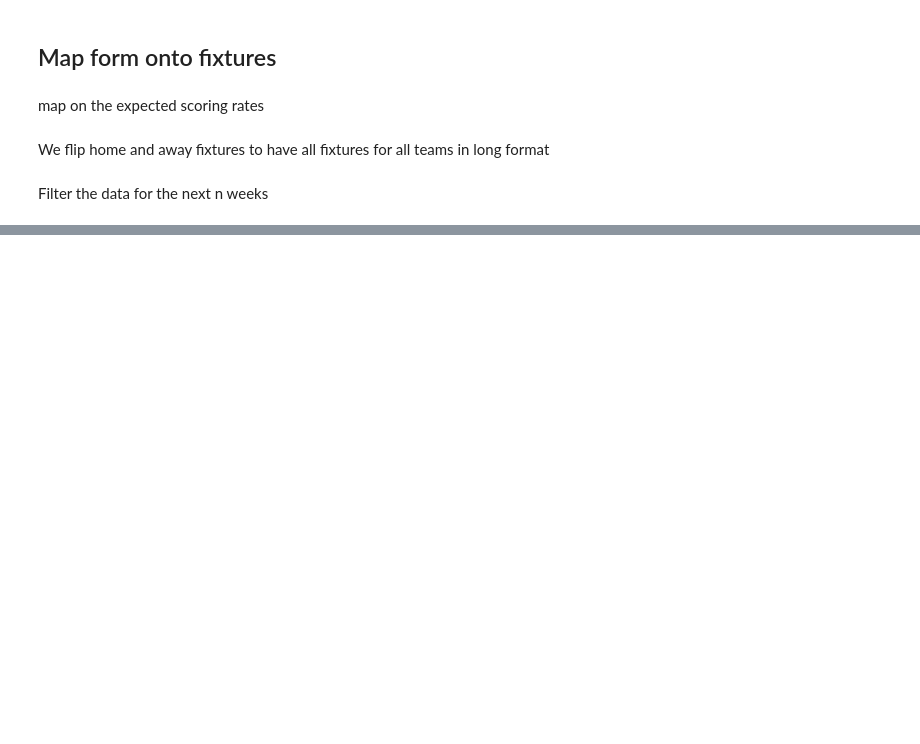
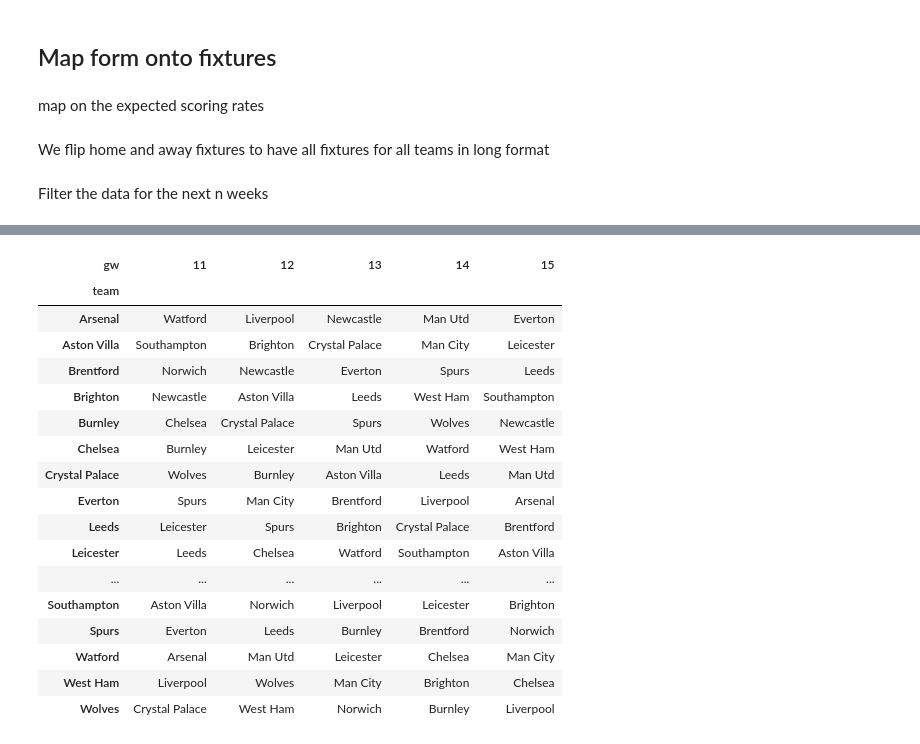
Before and after one commit to oli5679/FantasyFootball, a Jupyter notebook: 001-fixture-modelling.ipynb, the cells around one changed output, grey strips where cells are left out. Saved outputs shown, nothing was run; the diff lists cells and outputs as text; code cells hidden in the pictures; blank space fills up the shorter version.

```diff
--- a/001-fixture-modelling.ipynb
+++ b/001-fixture-modelling.ipynb
@@ -299,0 +278,21 @@ elo_win
+# %%
+combined_difficulties.pivot(index='team',columns='gw',values='opp').iloc[:,:N]
+# %% [output]
+| gw | 11 | 12 | 13 | 14 | 15 |
+| team |  |  |  |  |  |
+| Arsenal | Watford | Liverpool | Newcastle | Man Utd | Everton |
+| Aston Villa | Southampton | Brighton | Crystal Palace | Man City | Leicester |
+| Brentford | Norwich | Newcastle | Everton | Spurs | Leeds |
+| Brighton | Newcastle | Aston Villa | Leeds | West Ham | Southampton |
+| Burnley | Chelsea | Crystal Palace | Spurs | Wolves | Newcastle |
+| Chelsea | Burnley | Leicester | Man Utd | Watford | West Ham |
+| Crystal Palace | Wolves | Burnley | Aston Villa | Leeds | Man Utd |
+| Everton | Spurs | Man City | Brentford | Liverpool | Arsenal |
+| Leeds | Leicester | Spurs | Brighton | Crystal Palace | Brentford |
+| Leicester | Leeds | Chelsea | Watford | Southampton | Aston Villa |
+| ... | ... | ... | ... | ... | ... |
+| Southampton | Aston Villa | Norwich | Liverpool | Leicester | Brighton |
+| Spurs | Everton | Leeds | Burnley | Brentford | Norwich |
+| Watford | Arsenal | Man Utd | Leicester | Chelsea | Man City |
+| West Ham | Liverpool | Wolves | Man City | Brighton | Chelsea |
+| Wolves | Crystal Palace | West Ham | Norwich | Burnley | Liverpool |
```
Also changed, not shown: parts of 10 cells of this notebook.
